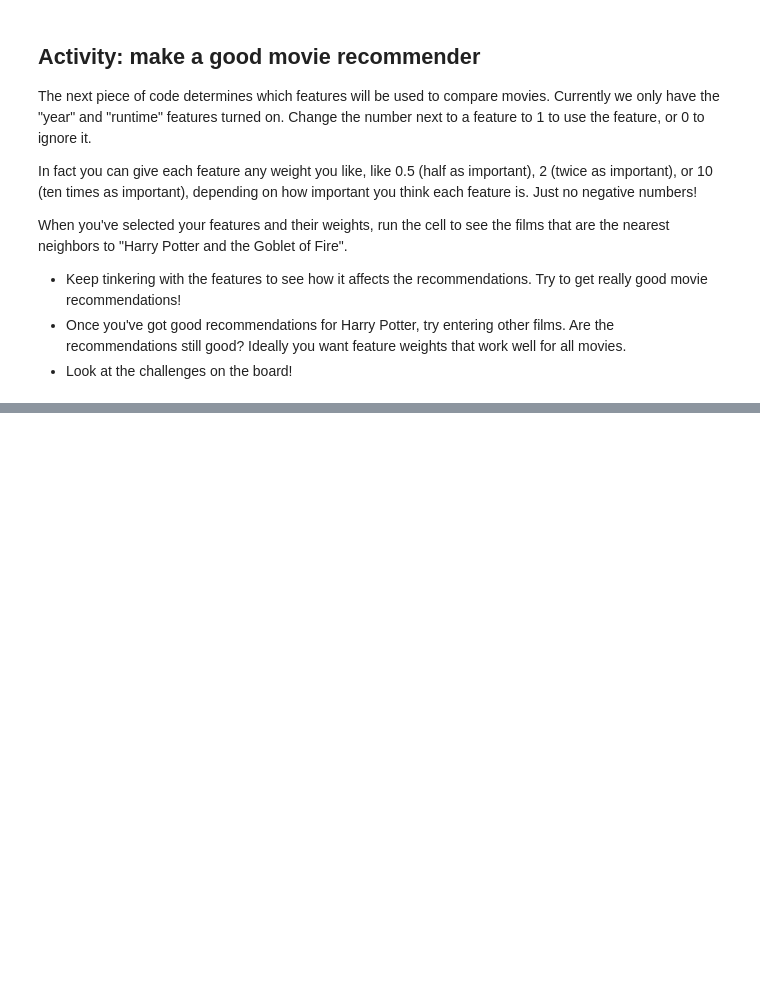
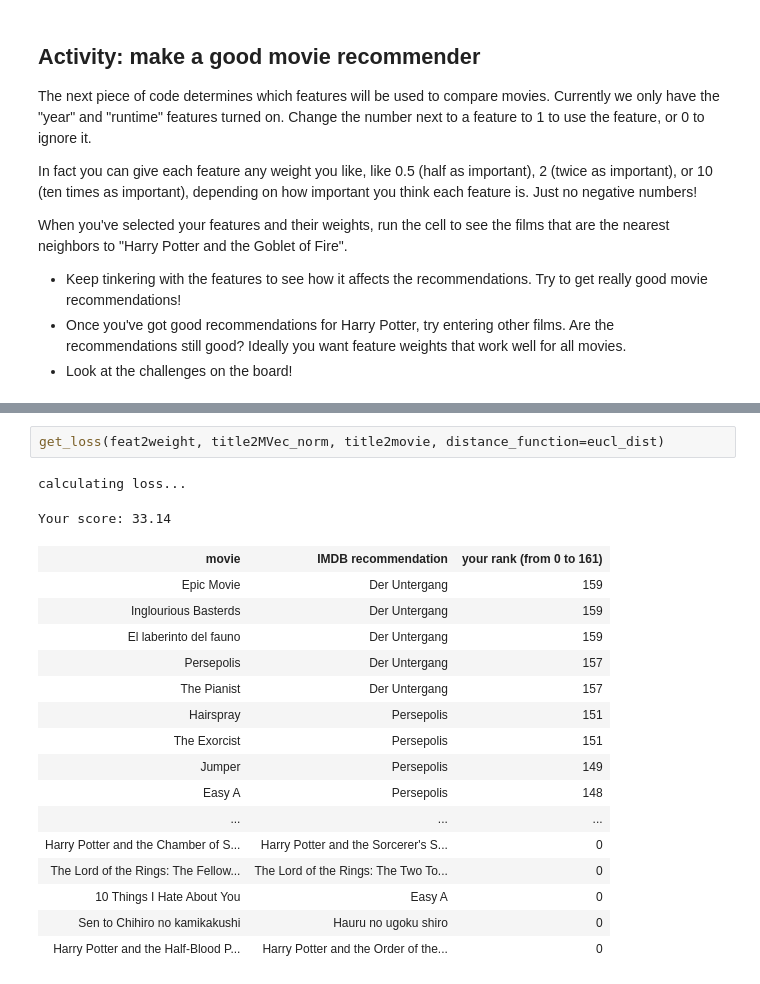
Before and after one commit to abisee/movie-recommender, a Jupyter notebook: movie-recommender.ipynb, the cells around one changed output, grey strips where cells are left out. Drawn from its saved outputs; the diff is of its cells as text; blank space fills up the shorter version.

```diff
--- a/movie-recommender.ipynb
+++ b/movie-recommender.ipynb
@@ -94,0 +43,21 @@ get_recommendations("pulp fiction", feat2weight, title2MVec_norm, title2movie)
+# %%
+get_loss(feat2weight, title2MVec_norm, title2movie, distance_function=eucl_dist)
+# %% [output]
+calculating loss...
+Your score: 33.14
+| movie | IMDB recommendation | your rank (from 0 to 161) |
+| Epic Movie | Der Untergang | 159 |
+| Inglourious Basterds | Der Untergang | 159 |
+| El laberinto del fauno | Der Untergang | 159 |
+| Persepolis | Der Untergang | 157 |
+| The Pianist | Der Untergang | 157 |
+| Hairspray | Persepolis | 151 |
+| The Exorcist | Persepolis | 151 |
+| Jumper | Persepolis | 149 |
+| Easy A | Persepolis | 148 |
+| ... | ... | ... |
+| Harry Potter and the Chamber of S... | Harry Potter and the Sorcerer's S... | 0 |
+| The Lord of the Rings: The Fellow... | The Lord of the Rings: The Two To... | 0 |
+| 10 Things I Hate About You | Easy A | 0 |
+| Sen to Chihiro no kamikakushi | Hauru no ugoku shiro | 0 |
+| Harry Potter and the Half-Blood P... | Harry Potter and the Order of the... | 0 |
```
Also changed, not shown: parts of 7 cells of this notebook, 1 other file.
